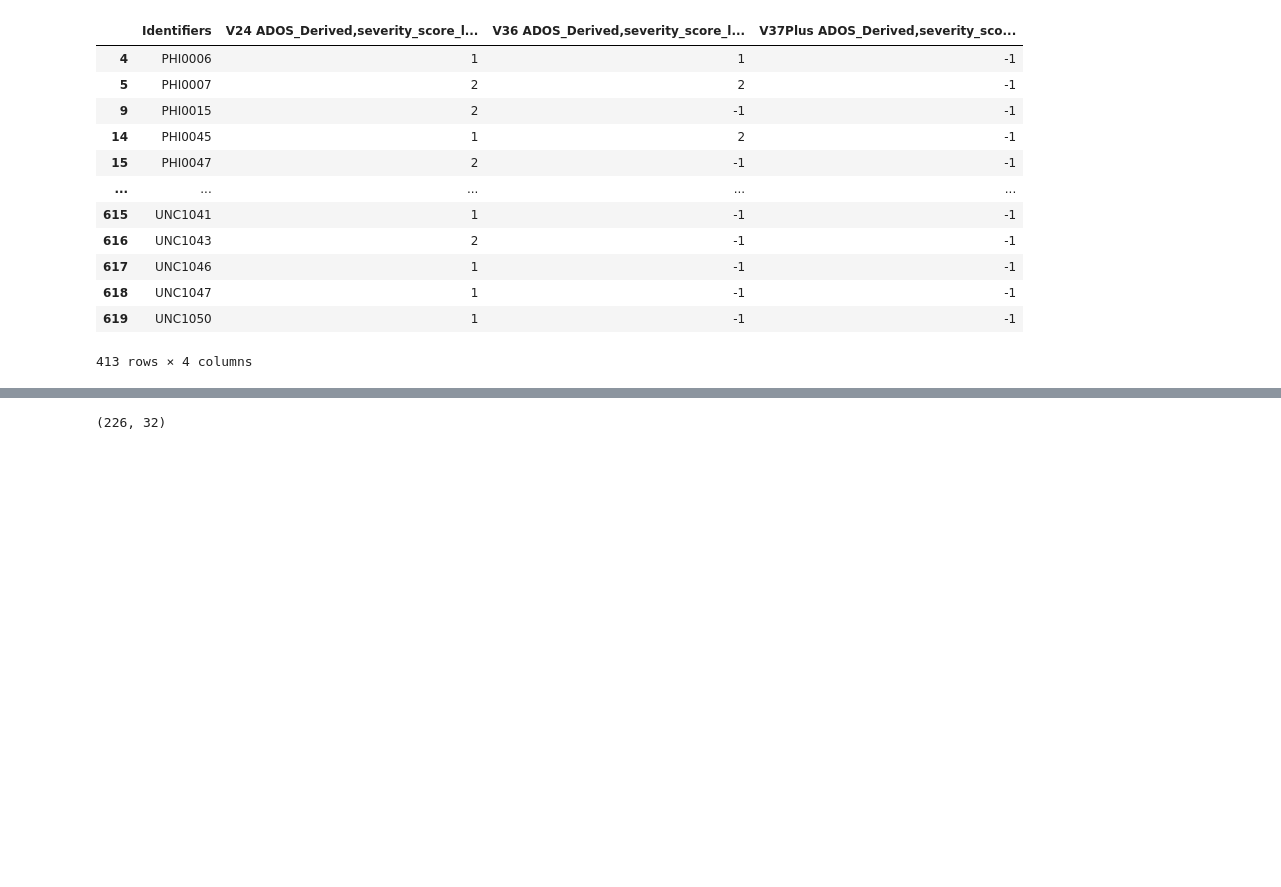
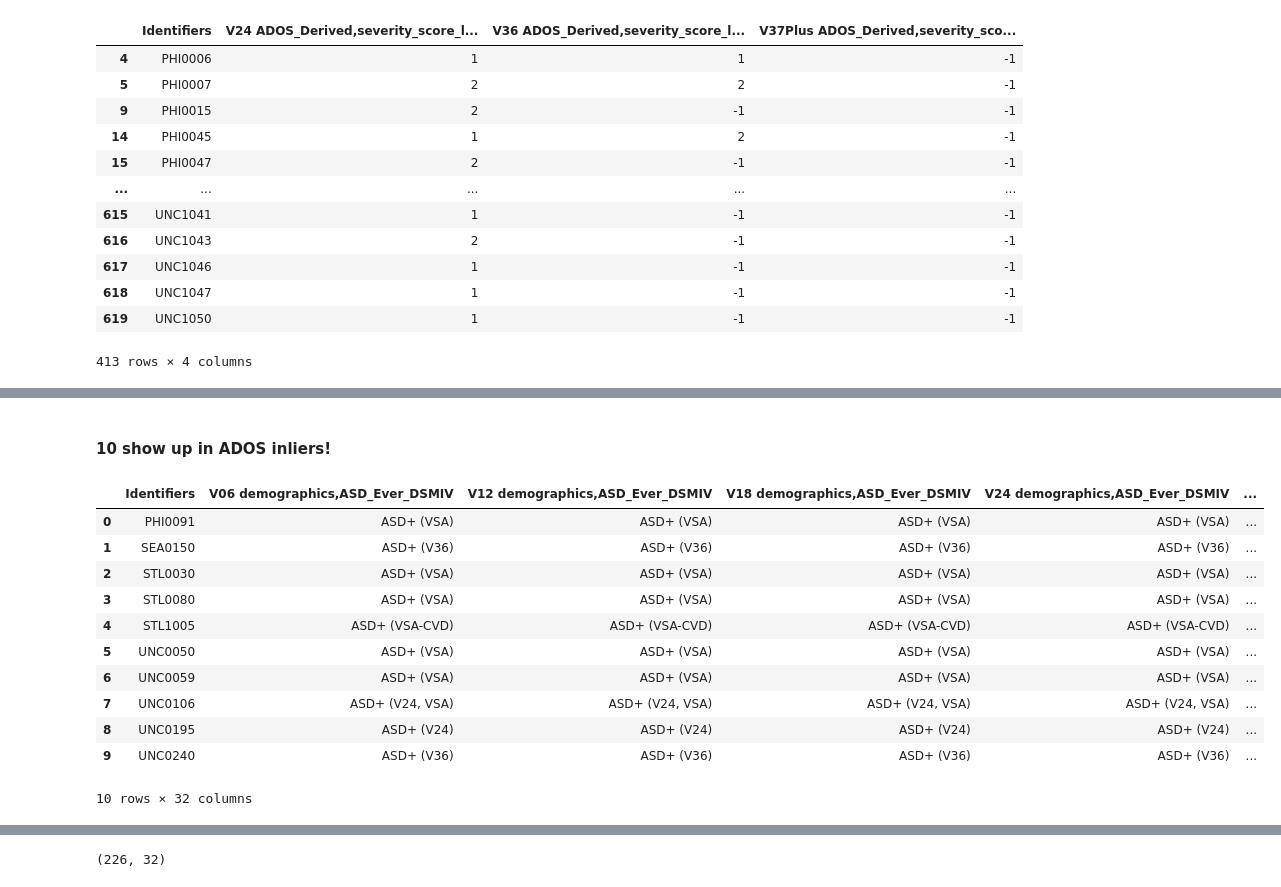
Before and after one commit to eonemli/sade, a Jupyter notebook: sade/datasets/brains/IBIS.ipynb, the cells around one changed output, grey strips where cells are left out. Drawn from its saved outputs; the diff is of its cells as text; code cells hidden in the pictures; blank space fills up the shorter version.

```diff
--- a/sade/datasets/brains/IBIS.ipynb
+++ b/sade/datasets/brains/IBIS.ipynb
@@ -128,0 +151,17 @@ ados_outliers
+# %% [markdown]
+#### 10 show up in ADOS inliers!
+# %%
+pd.merge(asd_positives, ados_inliers, on="Identifiers")
+# %% [output]
+|  | Identifiers | V06 demographics,ASD_Ever_DSMIV | V12 demographics,ASD_Ever_DSMIV | V18 demographics,ASD_Ever_DSMIV | V24 demographics,ASD_Ever_DSMIV | ... |
+| 0 | PHI0091 | ASD+ (VSA) | ASD+ (VSA) | ASD+ (VSA) | ASD+ (VSA) | ... |
+| 1 | SEA0150 | ASD+ (V36) | ASD+ (V36) | ASD+ (V36) | ASD+ (V36) | ... |
+| 2 | STL0030 | ASD+ (VSA) | ASD+ (VSA) | ASD+ (VSA) | ASD+ (VSA) | ... |
+| 3 | STL0080 | ASD+ (VSA) | ASD+ (VSA) | ASD+ (VSA) | ASD+ (VSA) | ... |
+| 4 | STL1005 | ASD+ (VSA-CVD) | ASD+ (VSA-CVD) | ASD+ (VSA-CVD) | ASD+ (VSA-CVD) | ... |
+| 5 | UNC0050 | ASD+ (VSA) | ASD+ (VSA) | ASD+ (VSA) | ASD+ (VSA) | ... |
+| 6 | UNC0059 | ASD+ (VSA) | ASD+ (VSA) | ASD+ (VSA) | ASD+ (VSA) | ... |
+| 7 | UNC0106 | ASD+ (V24, VSA) | ASD+ (V24, VSA) | ASD+ (V24, VSA) | ASD+ (V24, VSA) | ... |
+| 8 | UNC0195 | ASD+ (V24) | ASD+ (V24) | ASD+ (V24) | ASD+ (V24) | ... |
+| 9 | UNC0240 | ASD+ (V36) | ASD+ (V36) | ASD+ (V36) | ASD+ (V36) | ... |
+10 rows × 32 columns
```
Also changed, not shown: parts of 24 cells of this notebook.
